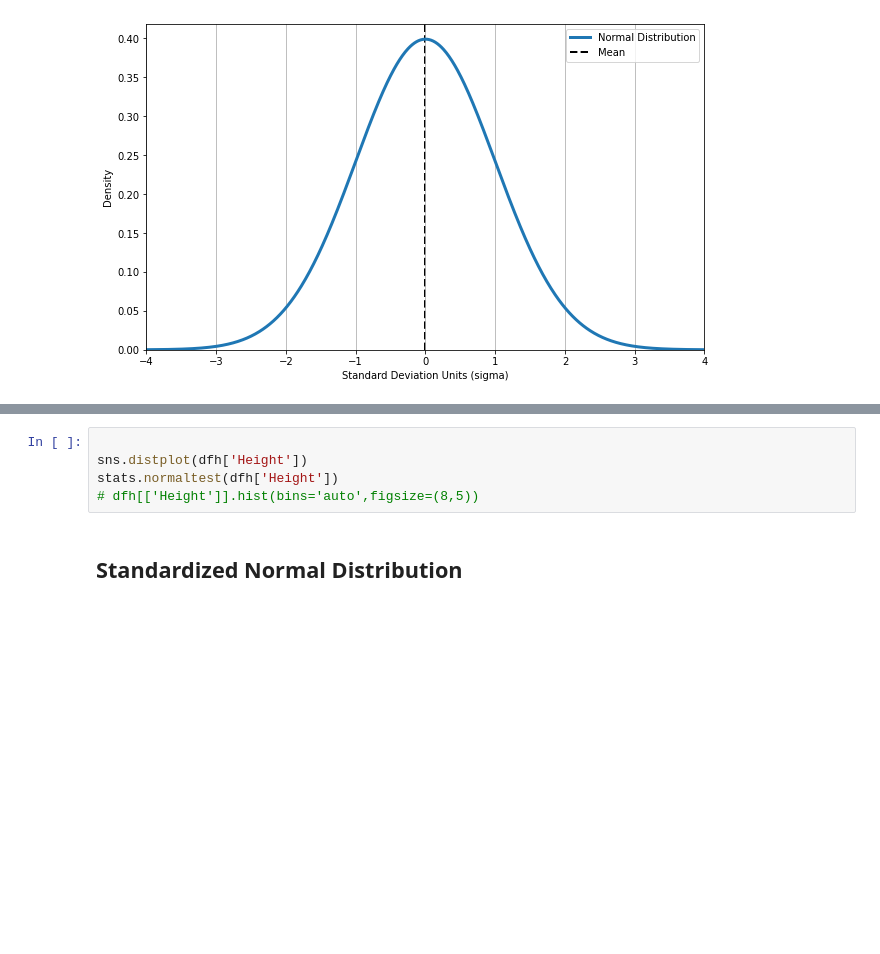
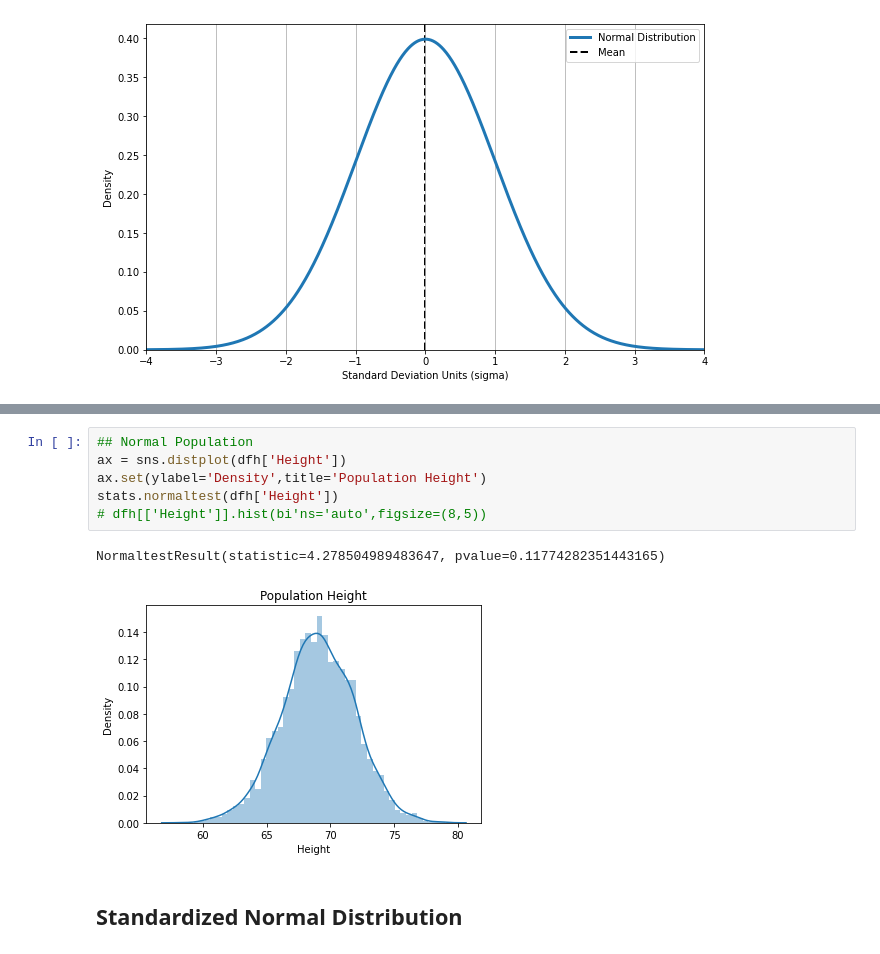
Before and after one commit to jirvingphd/fsds_070620_FT, a Jupyter notebook: Mod_2/sect_13/sect_13_central_limit_theorem_SG.ipynb, the cells around one changed output, grey strips where cells are left out. Saved outputs shown, nothing was run; the diff lists cells and outputs as text; blank space fills up the shorter version.

```diff
--- a/Mod_2/sect_13/sect_13_central_limit_theorem_SG.ipynb
+++ b/Mod_2/sect_13/sect_13_central_limit_theorem_SG.ipynb
@@ -110,8 +129,12 @@ dfh
 # %%
-
-sns.distplot(dfh['Height'])
+## Normal Population
+ax = sns.distplot(dfh['Height'])
+ax.set(ylabel='Density',title='Population Height')
 stats.normaltest(dfh['Height'])
-# dfh[['Height']].hist(bins='auto',figsize=(8,5))
+# dfh[['Height']].hist(bi'ns='auto',figsize=(8,5))
+# %% [output]
+NormaltestResult(statistic=4.278504989483647, pvalue=0.11774282351443165)
+[figure, added]
 # %% [markdown]
 ## Standardized Normal Distribution
 # %% [markdown]
```
Also changed, not shown: parts of 35 cells of this notebook.
